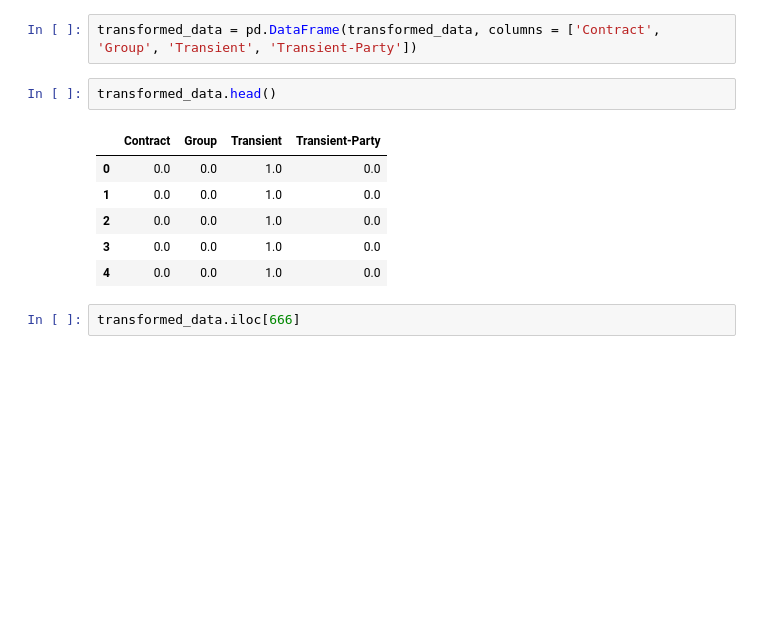
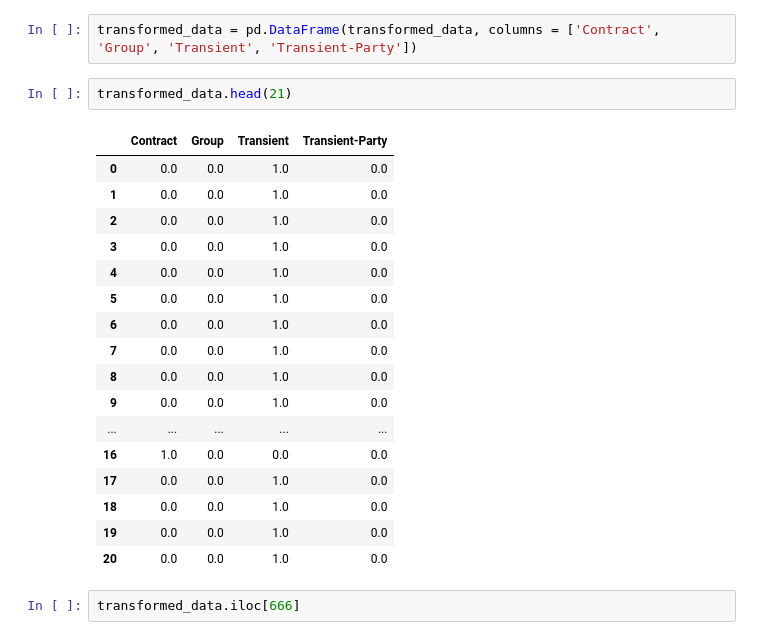
Before and after one commit to trueazp/Data-Mining, a Jupyter notebook: assignments/assignment03/Tugas03_Pertemuan4_PDM_H071191035.ipynb, the cells around one changed output. Drawn from its saved outputs; the diff is of its cells as text; blank space fills up the shorter version.

```diff
--- a/assignments/assignment03/Tugas03_Pertemuan4_PDM_H071191035.ipynb
+++ b/assignments/assignment03/Tugas03_Pertemuan4_PDM_H071191035.ipynb
@@ -113,14 +116,25 @@ one_hot.categories_
 # %%
 transformed_data = pd.DataFrame(transformed_data, columns = ['Contract', 'Group', 'Transient', 'Transient-Party'])
 # %%
-transformed_data.head()
+transformed_data.head(21)
 # %% [output]
 |  | Contract | Group | Transient | Transient-Party |
 | 0 | 0.0 | 0.0 | 1.0 | 0.0 |
 | 1 | 0.0 | 0.0 | 1.0 | 0.0 |
 | 2 | 0.0 | 0.0 | 1.0 | 0.0 |
 | 3 | 0.0 | 0.0 | 1.0 | 0.0 |
 | 4 | 0.0 | 0.0 | 1.0 | 0.0 |
+| 5 | 0.0 | 0.0 | 1.0 | 0.0 |
+| 6 | 0.0 | 0.0 | 1.0 | 0.0 |
+| 7 | 0.0 | 0.0 | 1.0 | 0.0 |
+| 8 | 0.0 | 0.0 | 1.0 | 0.0 |
+| 9 | 0.0 | 0.0 | 1.0 | 0.0 |
+| ... | ... | ... | ... | ... |
+| 16 | 1.0 | 0.0 | 0.0 | 0.0 |
+| 17 | 0.0 | 0.0 | 1.0 | 0.0 |
+| 18 | 0.0 | 0.0 | 1.0 | 0.0 |
+| 19 | 0.0 | 0.0 | 1.0 | 0.0 |
+| 20 | 0.0 | 0.0 | 1.0 | 0.0 |
 # %%
 transformed_data.iloc[666]
 # %% [output]
```
Also changed, not shown: parts of 5 cells of this notebook.
